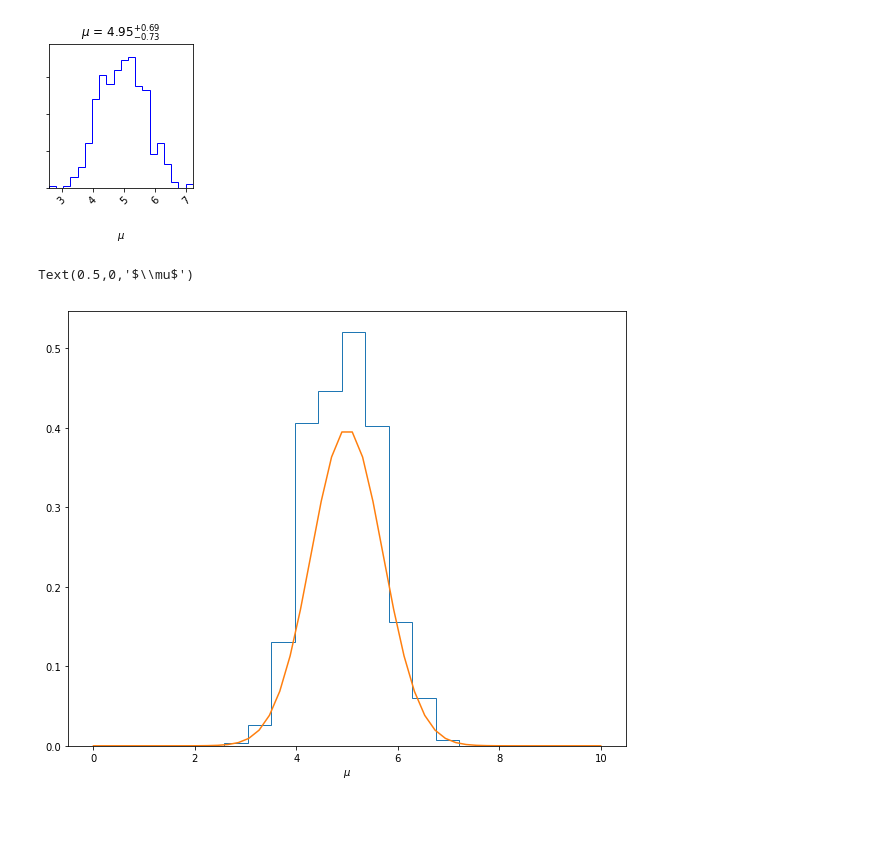
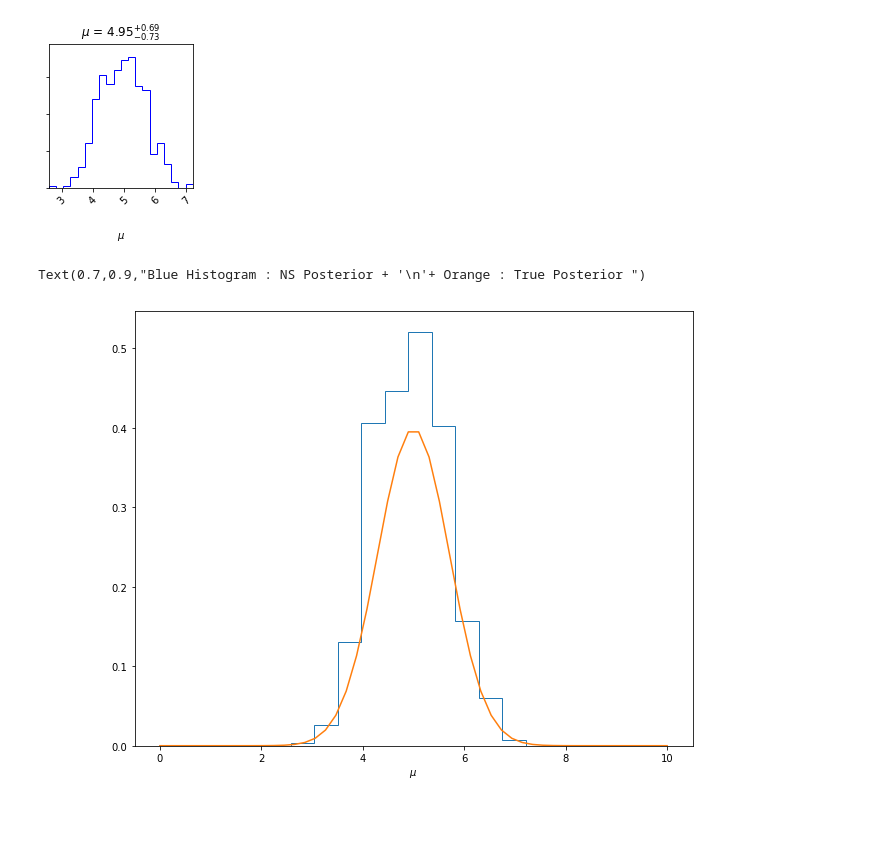
Before and after one commit to HopeMoloko/FireFly, a Jupyter notebook: MCMC-sampler/Test NS with simple Gaussian.ipynb, the cells around one changed output. Saved outputs shown, nothing was run; the diff lists cells and outputs as text; code cells hidden in the pictures; blank space fills up the shorter version.

```diff
--- a/MCMC-sampler/Test NS with simple Gaussian.ipynb
+++ b/MCMC-sampler/Test NS with simple Gaussian.ipynb
@@ -259,8 +259,10 @@ Fig = corner.corner(posterior_samples[:,:-1], labels=['$\mu$'],bins=20,show_titl
 # %%
 plt.figure(figsize=(10,8))
 plt.hist(posterior_samples[:,:-1],normed=True,histtype='step');
 plt.plot(x_vals,y_vals)
 plt.xlabel('$\mu$')
+plt.annotate("Blue Histogram : NS Posterior + '\n'+ Orange : True Posterior ",xy=(0.7,0.9))
+#ax.annotate("xy=(0.7, 0.8), xycoords="axes fraction")
 # %% [output]
-Text(0.5,0,'$\\mu$')
+Text(0.7,0.9,"Blue Histogram : NS Posterior + '\n'+ Orange : True Posterior ")
-[figure, old version]
+[figure, new version]
```
